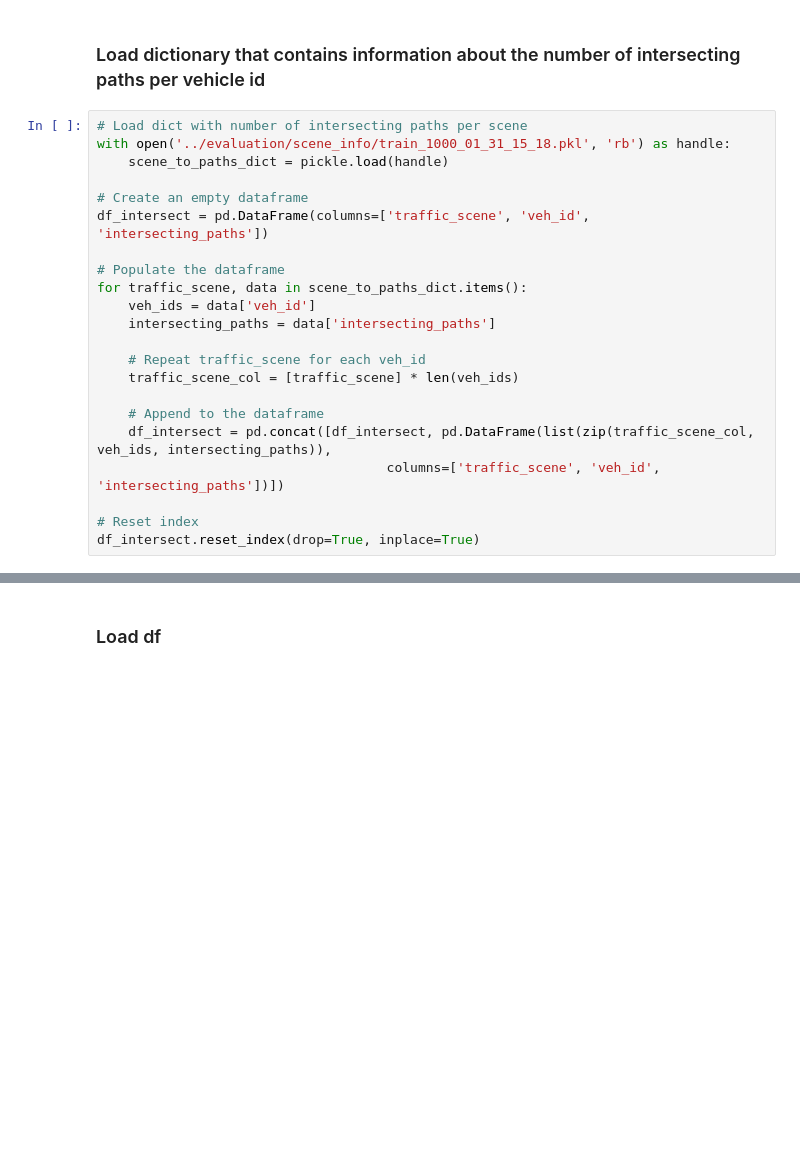
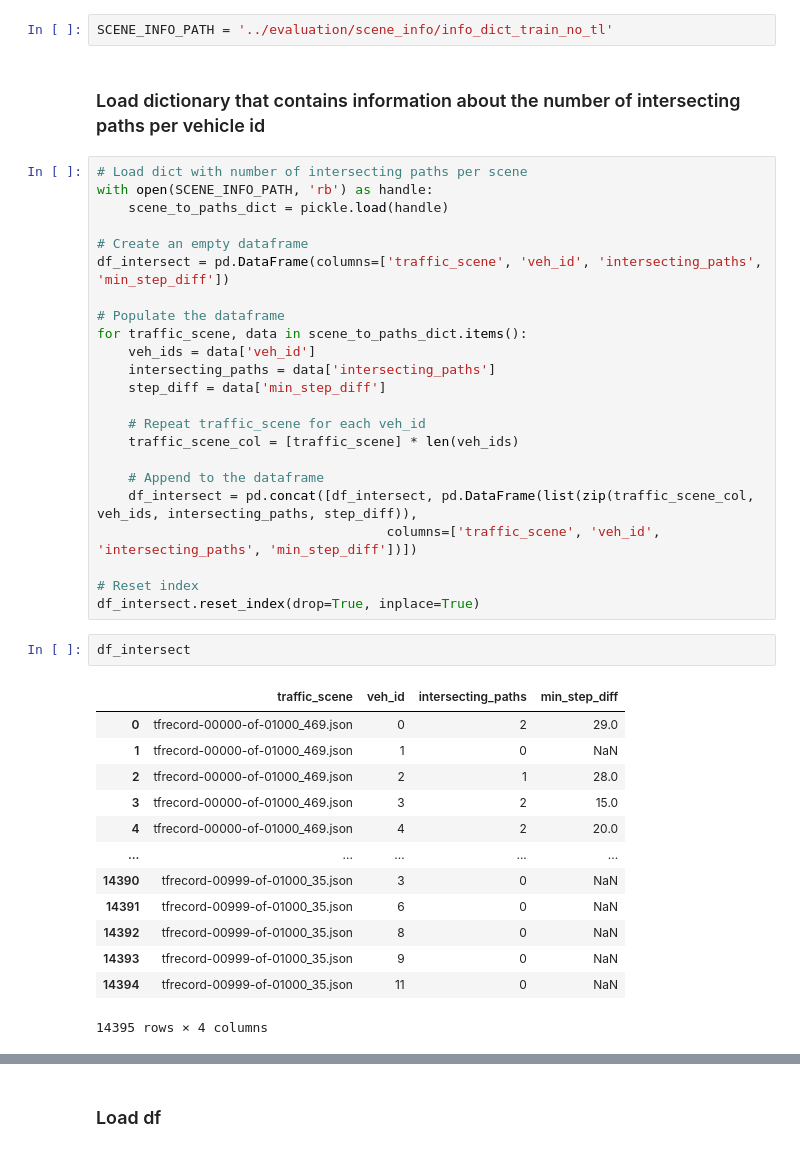
Before and after one commit to dgk453/nocturne_lab, a Jupyter notebook: evaluation/human_compatible.ipynb, the cells around one changed output, grey strips where cells are left out. Drawn from its saved outputs; the diff is of its cells as text; blank space fills up the shorter version.

```diff
--- a/evaluation/human_compatible.ipynb
+++ b/evaluation/human_compatible.ipynb
@@ -19,24 +21,43 @@ plt.set_loglevel('WARNING')
+# %%
+SCENE_INFO_PATH = '../evaluation/scene_info/info_dict_train_no_tl'
 # %% [markdown]
 ### Load dictionary that contains information about the number of intersecting paths per vehicle id
 # %%
 # Load dict with number of intersecting paths per scene
-with open('../evaluation/scene_info/train_1000_01_31_15_18.pkl', 'rb') as handle:
+with open(SCENE_INFO_PATH, 'rb') as handle:
     scene_to_paths_dict = pickle.load(handle)
 
 # Create an empty dataframe
-df_intersect = pd.DataFrame(columns=['traffic_scene', 'veh_id', 'intersecting_paths'])
+df_intersect = pd.DataFrame(columns=['traffic_scene', 'veh_id', 'intersecting_paths', 'min_step_diff'])
 
 # Populate the dataframe
 for traffic_scene, data in scene_to_paths_dict.items():
     veh_ids = data['veh_id']
     intersecting_paths = data['intersecting_paths']
+    step_diff = data['min_step_diff']
 
     # Repeat traffic_scene for each veh_id
     traffic_scene_col = [traffic_scene] * len(veh_ids)
 
     # Append to the dataframe
-    df_intersect = pd.concat([df_intersect, pd.DataFrame(list(zip(traffic_scene_col, veh_ids, intersecting_paths)),
-                                     columns=['traffic_scene', 'veh_id', 'intersecting_paths'])])
+    df_intersect = pd.concat([df_intersect, pd.DataFrame(list(zip(traffic_scene_col, veh_ids, intersecting_paths, step_diff)),
+                                     columns=['traffic_scene', 'veh_id', 'intersecting_paths', 'min_step_diff'])])
 
 # Reset index
 df_intersect.reset_index(drop=True, inplace=True)
+# %%
+df_intersect
+# %% [output]
+|  | traffic_scene | veh_id | intersecting_paths | min_step_diff |
+| 0 | tfrecord-00000-of-01000_469.json | 0 | 2 | 29.0 |
+| 1 | tfrecord-00000-of-01000_469.json | 1 | 0 | NaN |
+| 2 | tfrecord-00000-of-01000_469.json | 2 | 1 | 28.0 |
+| 3 | tfrecord-00000-of-01000_469.json | 3 | 2 | 15.0 |
+| 4 | tfrecord-00000-of-01000_469.json | 4 | 2 | 20.0 |
+| ... | ... | ... | ... | ... |
+| 14390 | tfrecord-00999-of-01000_35.json | 3 | 0 | NaN |
+| 14391 | tfrecord-00999-of-01000_35.json | 6 | 0 | NaN |
+| 14392 | tfrecord-00999-of-01000_35.json | 8 | 0 | NaN |
+| 14393 | tfrecord-00999-of-01000_35.json | 9 | 0 | NaN |
+| 14394 | tfrecord-00999-of-01000_35.json | 11 | 0 | NaN |
+14395 rows × 4 columns
```
Also changed, not shown: parts of 4 cells of this notebook, 5 other files.
